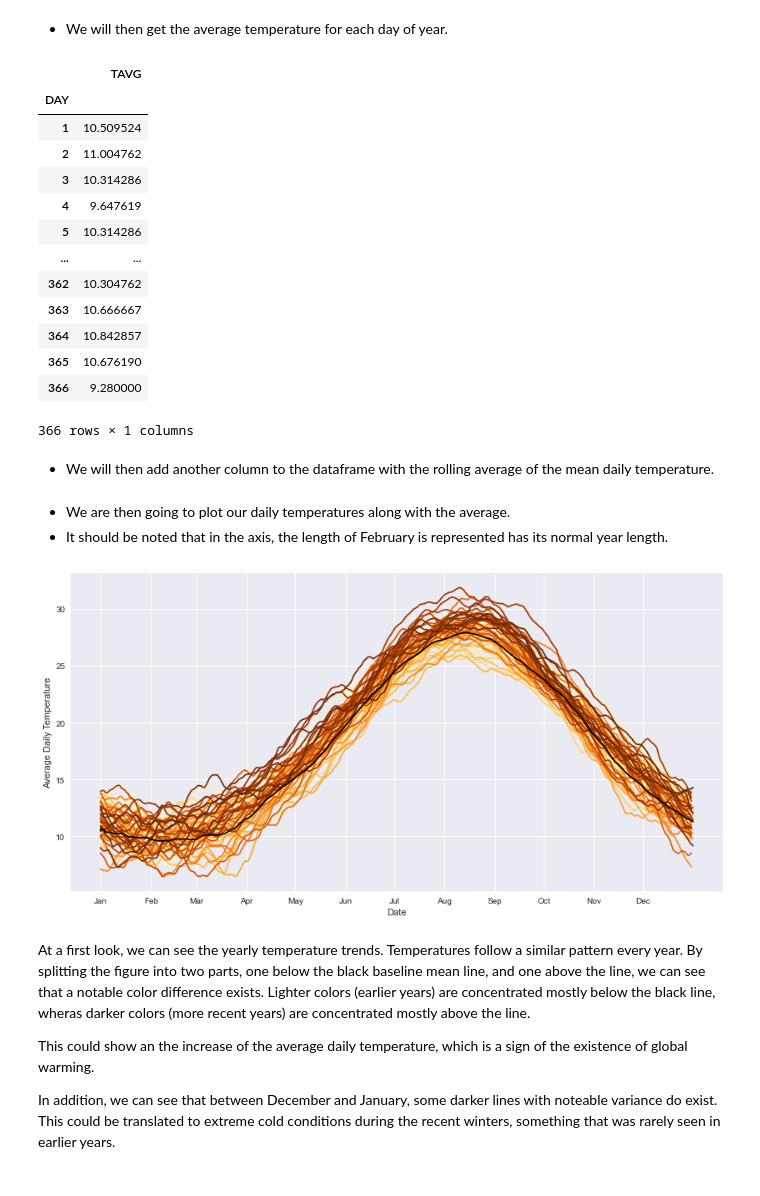
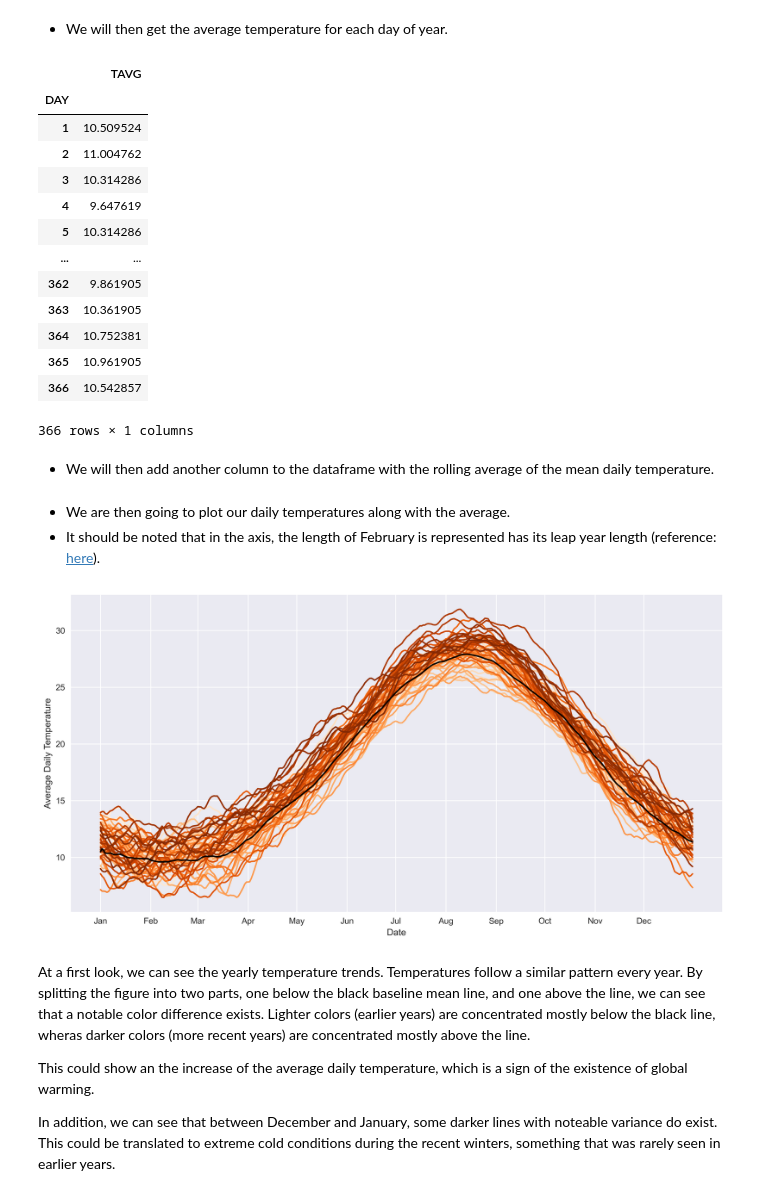
Before and after one commit to gliargovas/AML_2021_Assignments, a Jupyter notebook: Assignment1.ipynb, the cells around one changed output. Cells and saved outputs as stored; diff of their text form; code cells hidden in the pictures.

```diff
--- a/Assignment1.ipynb
+++ b/Assignment1.ipynb
@@ -328,0 +314,2 @@ combined_data
+# %%
+combined_data["DAY"] = np.where((~combined_data["DATE"].dt.is_leap_year) & (combined_data["DATE"].dt.dayofyear >= 60), combined_data["DAY"] + 1, combined_data["DAY"])
@@ -416,3 +423,5 @@ At a first glance at the figure, we can spot an increasing trend in the average
 # %%
 q3_data=combined_data.copy()
 q3_data["ROLLING"] = q3_data.TAVG.rolling(window=30, min_periods=1).mean()
+q3_data["MONTH"] = q3_data.DATE.dt.month
+q3_data
@@ -451,7 +474,7 @@ q3_avg = q3_avg[(q3_avg.DATE.dt.year >= 1979) &
 * We will then get the average temperature for each day of year.
 # %%
 
-q3_avg = q3_avg.groupby("DAY")
+q3_avg = q3_avg.groupby(["DAY"])
 q3_avg = pd.DataFrame(q3_avg.TAVG.mean())
 q3_avg
 # %% [output]
@@ -463,11 +486,11 @@ q3_avg
 | 4 | 9.647619 |
 | 5 | 10.314286 |
 | ... | ... |
-| 362 | 10.304762 |
-| 363 | 10.666667 |
-| 364 | 10.842857 |
-| 365 | 10.676190 |
-| 366 | 9.280000 |
+| 362 | 9.861905 |
+| 363 | 10.361905 |
+| 364 | 10.752381 |
+| 365 | 10.961905 |
+| 366 | 10.542857 |
 366 rows × 1 columns
 # %% [markdown]
 * We will then add another column to the dataframe with the rolling average of the mean daily temperature.
@@ -476,25 +499,27 @@ q3_avg["ROLLING"] = q3_avg["TAVG"].rolling( window=30,
                                             min_periods=1).mean()
 # %% [markdown]
 * We are then going to plot our daily temperatures along with the average.
-* It should be noted that in the axis, the length of February is represented has its normal year length.
+* It should be noted that in the axis, the length of February is represented has its leap year length (reference: [here](#leap_year_cell)).
 # %%
 plt.style.use('seaborn')
 plt.subplots(figsize=(14, 7))
 ax = sns.lineplot(  data = q3_data,
-                    palette="YlOrBr",
+                    palette="Oranges",
                     legend=None,
                     dashes=False)
+plt.gcf().set_dpi(500)
+
 sns.lineplot(data=q3_avg["ROLLING"], color="black")
 
 # Set the axis
 ax.set(ylabel="Average Daily Temperature", xlabel="Date")
-ax.set_xticks([1, 32, 60, 91, 121, 152, 182, 213, 244, 274, 305, 335])
+ax.set_xticks([1, 32, 61, 92, 122, 153, 183, 214, 245, 275, 306, 336])
 ax.set_xticklabels(['Jan', 'Feb', 'Mar', 'Apr',
                     'May', 'Jun', 'Jul', 'Aug',
                     'Sep', 'Oct', 'Nov', 'Dec'])
 plt.show()
 # %% [output]
-[figure, old version]
+[figure, new version]
 # %% [markdown]
 At a first look, we can see the yearly temperature trends. Temperatures follow a similar pattern every year. By splitting the figure into two parts, one below the black baseline mean line, and one above the line, we can see that a notable color difference exists. Lighter colors (earlier years) are concentrated mostly below the black line, wheras darker colors (more recent years) are concentrated mostly above the line.
 
```
Also changed, not shown: parts of 20 cells of this notebook.
